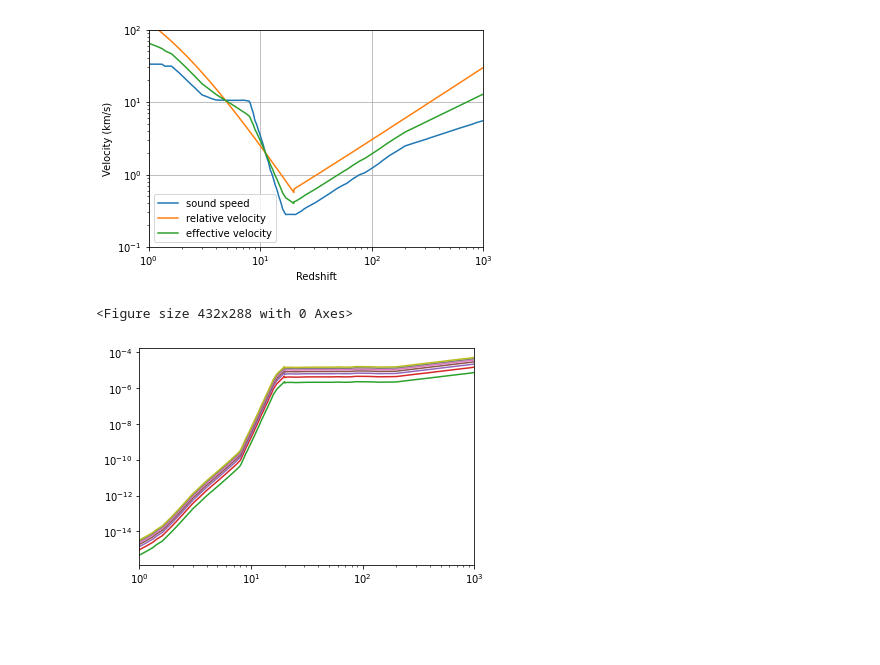
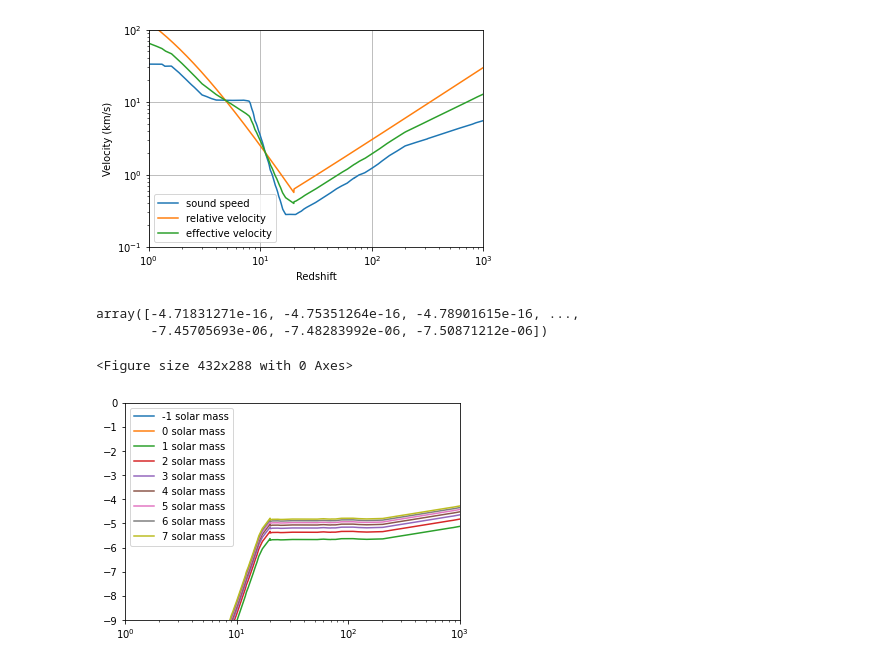
Before and after one commit to newspaperhinson/PBHAccretion, a Jupyter notebook: main.ipynb, the cells around one changed output. Cells and saved outputs as stored; diff of their text form; code cells hidden in the pictures; blank space fills up the shorter version.

Commit message:
done m_dot plot

```diff
--- a/main.ipynb
+++ b/main.ipynb
@@ -61,17 +61,21 @@ axes.legend()
 # %%
 fig = plt.figure()
 fig, axes = plt.subplots()
 axes.set_xscale('log')
 axes.set_xlim([1, 1000])
-axes.set_yscale('log')
+# axes.set_yscale('log')
+axes.set_ylim([-9, 0])
 
 # calculation of accretion rate
 def accretion_rate(M):
     return Lambda*0.321*(((1+redshift)/1000)**3)*(M)*effective_velocity**-3
 
 # accretion rate plot
 for i in range(-1, 8):
-    axes.plot(redshift, accretion_rate(i), label=f'{i} solar mass')
+    axes.plot(redshift, np.log10(accretion_rate(10**i)), label=f'{i} solar mass')
+axes.legend()
 # %% [output]
-<Figure size 432x288 with 0 Axes>
+array([-4.71831271e-16, -4.75351264e-16, -4.78901615e-16, ...,
+       -7.45705693e-06, -7.48283992e-06, -7.50871212e-06])
+<Figure size 432x288 with 0 Axes>
-[figure, old version]
+[figure, new version]
```
